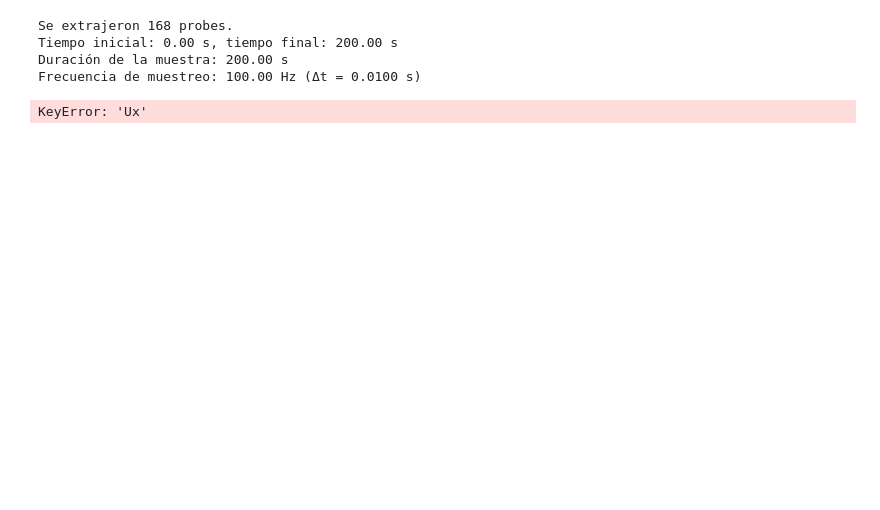
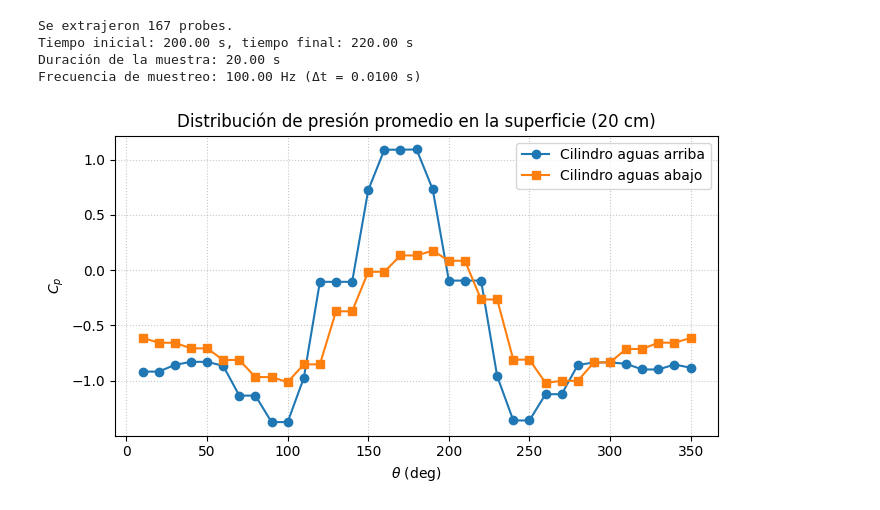
Before and after one commit to OmarURP/Toolbox_publica, a Jupyter notebook: Nuevo.ipynb, the cells around one changed output. Drawn from its saved outputs; the diff is of its cells as text; code cells hidden in the pictures; blank space fills up the shorter version.

```diff
--- a/Nuevo.ipynb
+++ b/Nuevo.ipynb
@@ -1,8 +1,8 @@
 # %%
 import ImtaTURB as imta
 # %%
-file_p = "Datos/OpenFOAM/20_cm/p_1"
-file_U = "Datos/OpenFOAM/20_cm/U_1"
+file_p = "Datos/OpenFOAM/20_cm/p"
+file_U = "Datos/OpenFOAM/20_cm/U"
 file_nut = "Datos/OpenFOAM/20_cm/nut"
 # %%
 # Cargar p, U y nut
@@ -61,9 +78,6 @@ U_inf = 0.177           # m/s
 D = 0.05                # m
 R = D / 2               # m
 span = 0.26             # m (altura de la pila)
-
-# Archivo de presión
-file_p = "Datos/OpenFOAM/20_cm/p_1"
 
 # Probes alrededor de cada cilindro
 # Aguas arriba: 10° en probe 25, 360° en 59 (cada 10°)
@@ -97,80 +111,34 @@ def cp_promedio_por_theta(p_probes, probes_ordenados, rho, U_inf, t_ini=None):
 
     # Promedio temporal por ángulo
     p_mean = np.mean(p_pa, axis=0)
 
     # Cp = p / (0.5*rho*U_inf^2) (sin p_inf)
     q = 0.5 * rho * U_inf**2
     Cp = p_mean / q
 
     return Cp, p_pa
 
 # === Cp para cilindro aguas arriba ===
 probes_up = list(range(up_ini, up_fin + 1))
 Cp_up, p_pa_up = cp_promedio_por_theta(p_probes, probes_up, rho, U_inf)
 
 # === Cp para cilindro aguas abajo ===
 probes_down = list(range(down_ini, down_fin + 1))
 Cp_down, p_pa_down = cp_promedio_por_theta(p_probes, probes_down, rho, U_inf)
 
 # === Gráfica Cp vs theta ===
 plt.figure(figsize=(7, 4))
 plt.plot(angulos_deg, Cp_up, 'o-', label='Cilindro aguas arriba')
 plt.plot(angulos_deg, Cp_down, 's-', label='Cilindro aguas abajo')
 plt.xlabel(r'$\theta$ (deg)')
 plt.ylabel(r'$C_p$')
 plt.title('Distribución de presión promedio en la superficie (20 cm)')
 plt.grid(True, linestyle=':', alpha=0.7)
 plt.legend()
 plt.tight_layout()
-
-# === Función para CD, CL, CM por integración ===
-def coeficientes_from_p(p_pa, theta, rho, U_inf, R, D, span):
-    # p_pa: (n_tiempos, n_angulos)
-    nx = np.cos(theta)
-    nz = np.sin(theta)
-
-    # Fuerzas por unidad de longitud
-    Fx = -np.sum(p_pa * nx, axis=1) * R * dtheta  # N/m
-    Fz = -np.sum(p_pa * nz, axis=1) * R * dtheta  # N/m
-
-    # Convertir a fuerza total 3D
-    Fx_total = Fx * span
-    Fz_total = Fz * span
-
-    # Coeficientes
-    A = D * span
-    q = 0.5 * rho * U_inf**2
-    CD = Fx_total / (q * A)
-    CL = Fz_total / (q * A)
-
-    # Momento respecto al centro (eje y)
-    x_r = R * np.cos(theta)
-    z_r = R * np.sin(theta)
-
-    dFx = -(p_pa * nx) * R * dtheta
-    dFz = -(p_pa * nz) * R * dtheta
-
-    My = np.sum(x_r * dFz - z_r * dFx, axis=1)  # N/m
-    My_total = My * span
-    CM = My_total / (q * A * D)
-
-    return CD, CL, CM
-
-# === CD, CL, CM para cada cilindro ===
-CD_up, CL_up, CM_up = coeficientes_from_p(p_pa_up, angulos_rad, rho, U_inf, R, D, span)
-CD_down, CL_down, CM_down = coeficientes_from_p(p_pa_down, angulos_rad, rho, U_inf, R, D, span)
-
-# === Promedios ===
-print(f"Upstream CD promedio: {np.mean(CD_up):.5f}")
-print(f"Upstream CL promedio: {np.mean(CL_up):.5f}")
-print(f"Upstream CM promedio: {np.mean(CM_up):.5f}")
-print("-" * 40)
-print(f"Downstream CD promedio: {np.mean(CD_down):.5f}")
-print(f"Downstream CL promedio: {np.mean(CL_down):.5f}")
-print(f"Downstream CM promedio: {np.mean(CM_down):.5f}")
 # %% [output]
-Se extrajeron 168 probes.
-Tiempo inicial: 0.00 s, tiempo final: 200.00 s
-Duración de la muestra: 200.00 s
+Se extrajeron 167 probes.
+Tiempo inicial: 200.00 s, tiempo final: 220.00 s
+Duración de la muestra: 20.00 s
 Frecuencia de muestreo: 100.00 Hz (Δt = 0.0100 s)
-KeyError: 'Ux'
+[figure, added]
```
Also changed, not shown: parts of 6 cells of this notebook, 3 other files.
